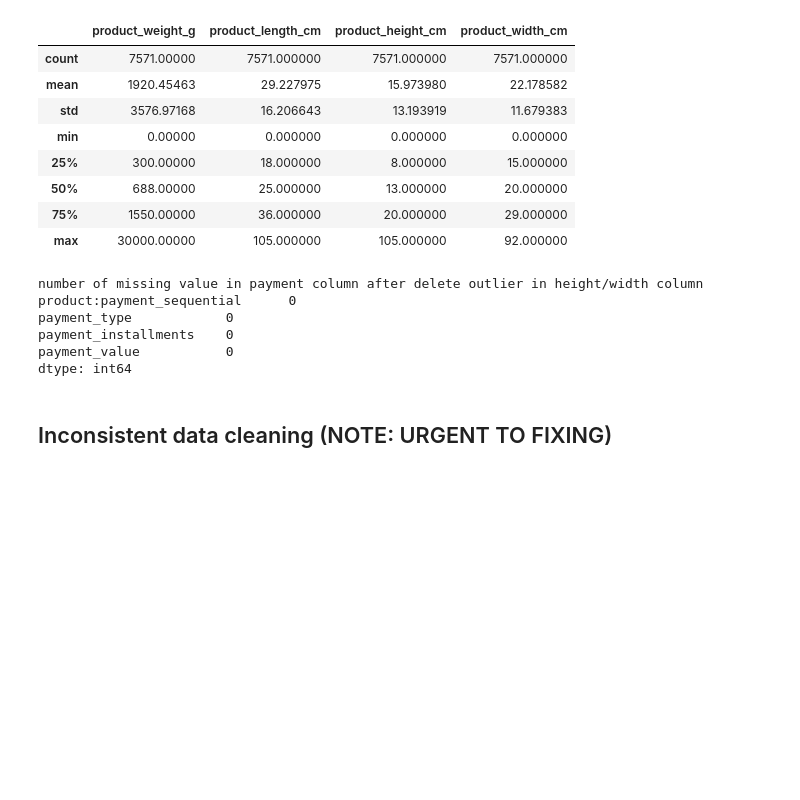
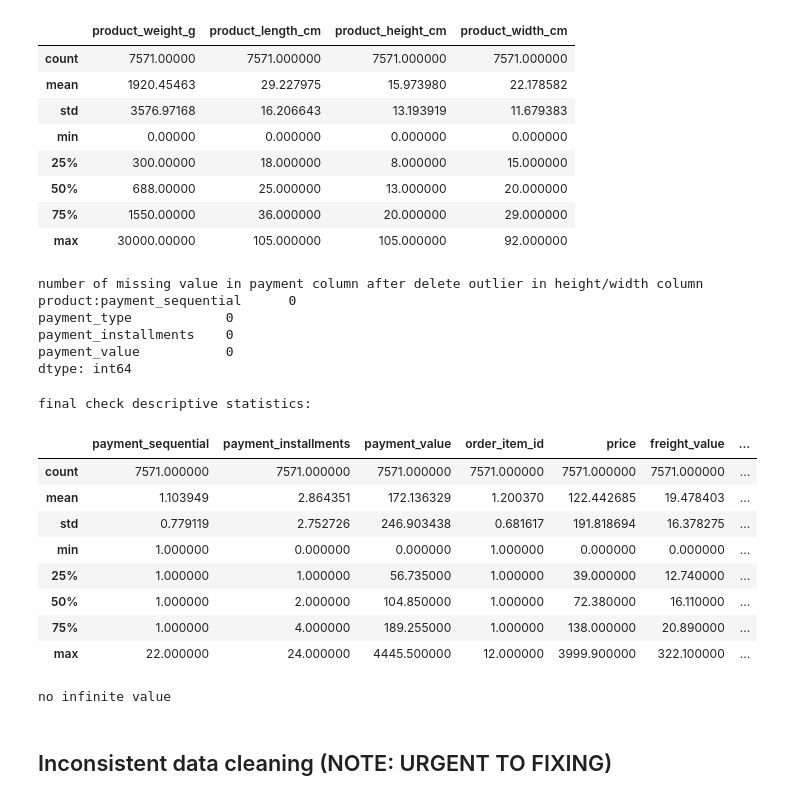
Before and after one commit to RizkiRdm/Olist-E-commerce-Performance-Analysis, a Jupyter notebook: notebooks/data_cleaning.ipynb, the cells around one changed output. Drawn from its saved outputs; the diff is of its cells as text; code cells hidden in the pictures; blank space fills up the shorter version.

Commit message:
feat: Final check and handling of numerical outliers
- Verifies that max, min, mean, and standard deviation values for all numerical columns are now within plausible ranges after previous outlier removal steps.
- Confirms all payment columns remain clean.

```diff
--- a/notebooks/data_cleaning.ipynb
+++ b/notebooks/data_cleaning.ipynb
@@ -2409,6 +2409,32 @@ payment_type            0
 payment_installments    0
 payment_value           0
 dtype: int64
+# %%
+# final check for identify outlier in numerical column
+numerical_cols = ecom_data_df.select_dtypes(include=np.number).columns.tolist()
+print("final check descriptive statistics:")
+display(ecom_data_df[numerical_cols].describe())
+
+non_finite_values = ecom_data_df[numerical_cols].apply(
+    lambda x: np.sum(~np.isfinite(x))
+)
+if non_finite_values is True:
+    print("check non infinite value in all numerical columns:\n")
+    print(non_finite_values[non_finite_values > 0])
+else:
+    print("no infinite value")
+# %% [output]
+final check descriptive statistics:
+|  | payment_sequential | payment_installments | payment_value | order_item_id | price | freight_value | ... |
+| count | 7571.000000 | 7571.000000 | 7571.000000 | 7571.000000 | 7571.000000 | 7571.000000 | ... |
+| mean | 1.103949 | 2.864351 | 172.136329 | 1.200370 | 122.442685 | 19.478403 | ... |
+| std | 0.779119 | 2.752726 | 246.903438 | 0.681617 | 191.818694 | 16.378275 | ... |
+| min | 1.000000 | 0.000000 | 0.000000 | 1.000000 | 0.000000 | 0.000000 | ... |
+| 25% | 1.000000 | 1.000000 | 56.735000 | 1.000000 | 39.000000 | 12.740000 | ... |
+| 50% | 1.000000 | 2.000000 | 104.850000 | 1.000000 | 72.380000 | 16.110000 | ... |
+| 75% | 1.000000 | 4.000000 | 189.255000 | 1.000000 | 138.000000 | 20.890000 | ... |
+| max | 22.000000 | 24.000000 | 4445.500000 | 12.000000 | 3999.900000 | 322.100000 | ... |
+no infinite value
 # %% [markdown]
 ## Inconsistent data cleaning (NOTE: URGENT TO FIXING)
 # %%
```
